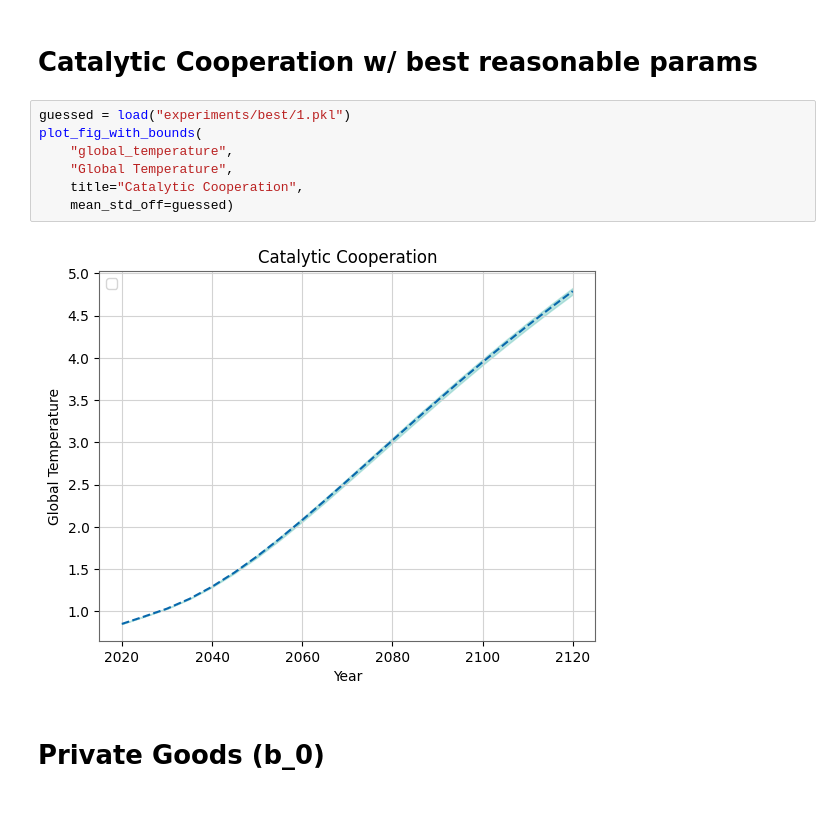
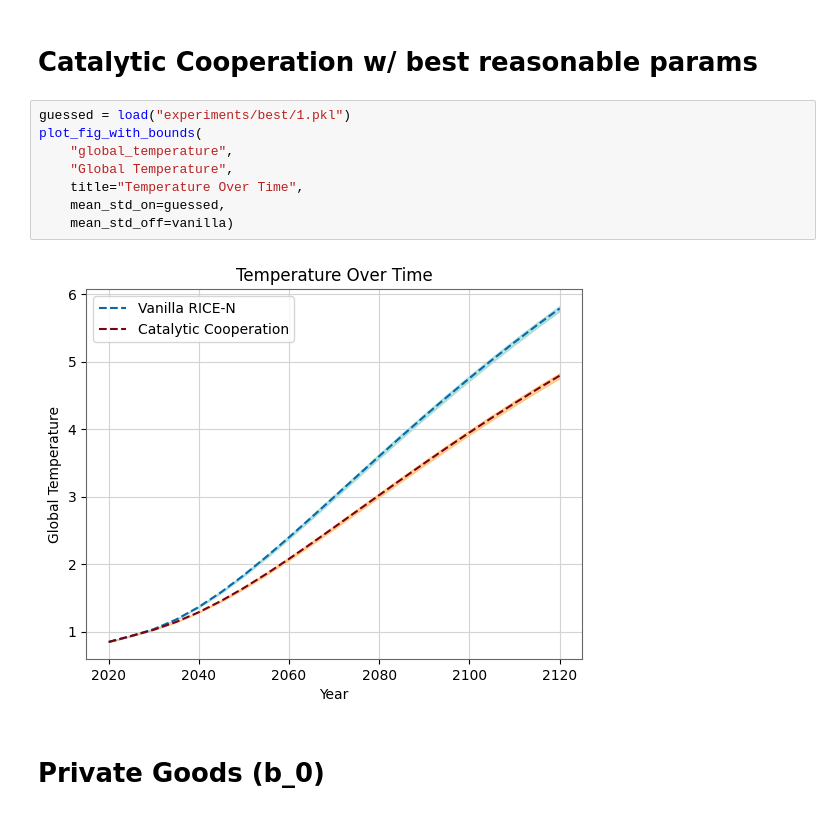
Before and after one commit to adityak77/climate-cooperation-competition, a Jupyter notebook: presentation_analysis.ipynb, the cells around one changed output. Saved outputs shown, nothing was run; the diff lists cells and outputs as text.

Commit message:
figure updates

```diff
--- a/presentation_analysis.ipynb
+++ b/presentation_analysis.ipynb
@@ -120,12 +118,13 @@ Catalytic Cooperation w/ best reasonable params
 # %%
 guessed = load("experiments/best/1.pkl")
 plot_fig_with_bounds(
     "global_temperature",
     "Global Temperature",
-    title="Catalytic Cooperation",
-    mean_std_off=guessed)
+    title="Temperature Over Time",
+    mean_std_on=guessed,
+    mean_std_off=vanilla)
 # %% [output]
-[figure, old version]
+[figure, new version]
 # %% [markdown]
 Private Goods (b_0)
 ===================
```
Also changed, not shown: parts of 5 cells of this notebook, 1 other file.
